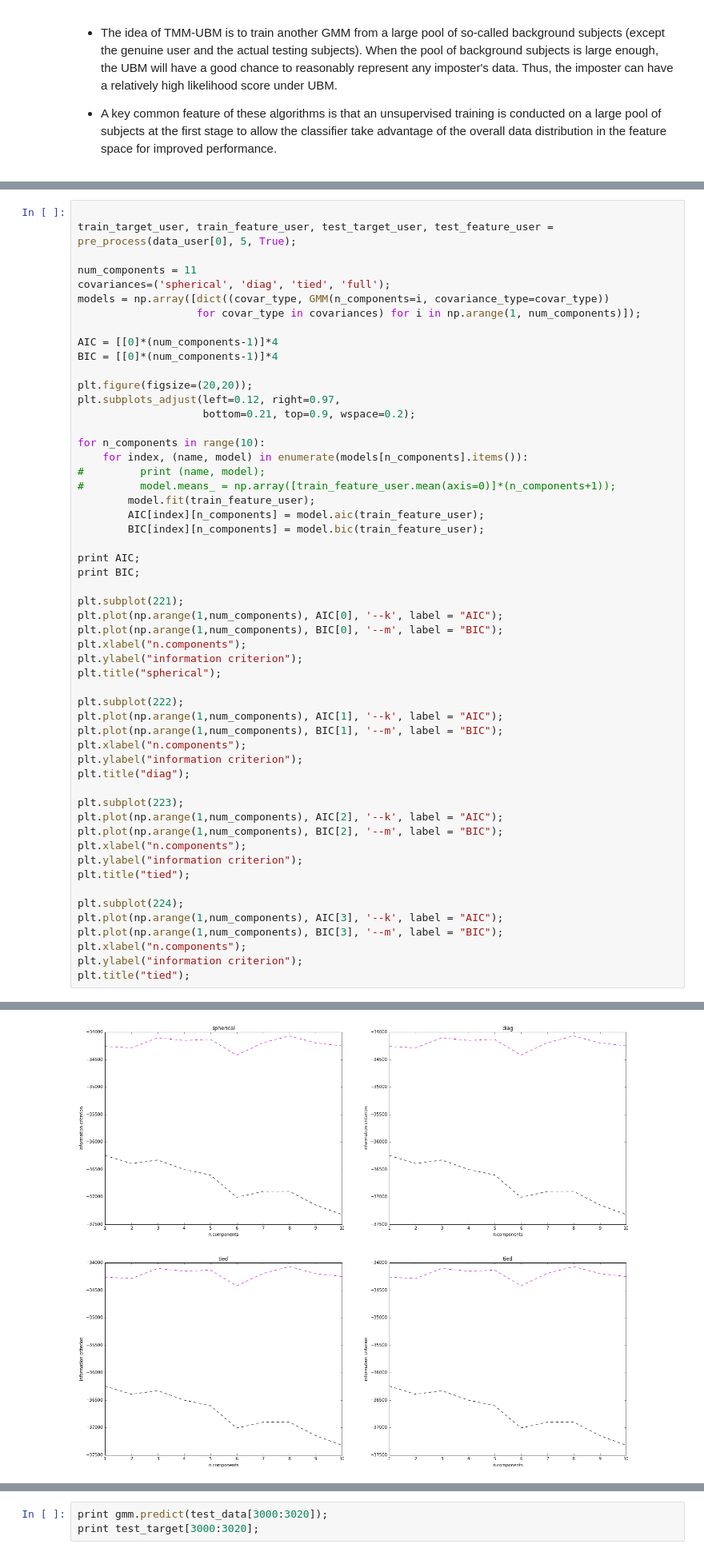
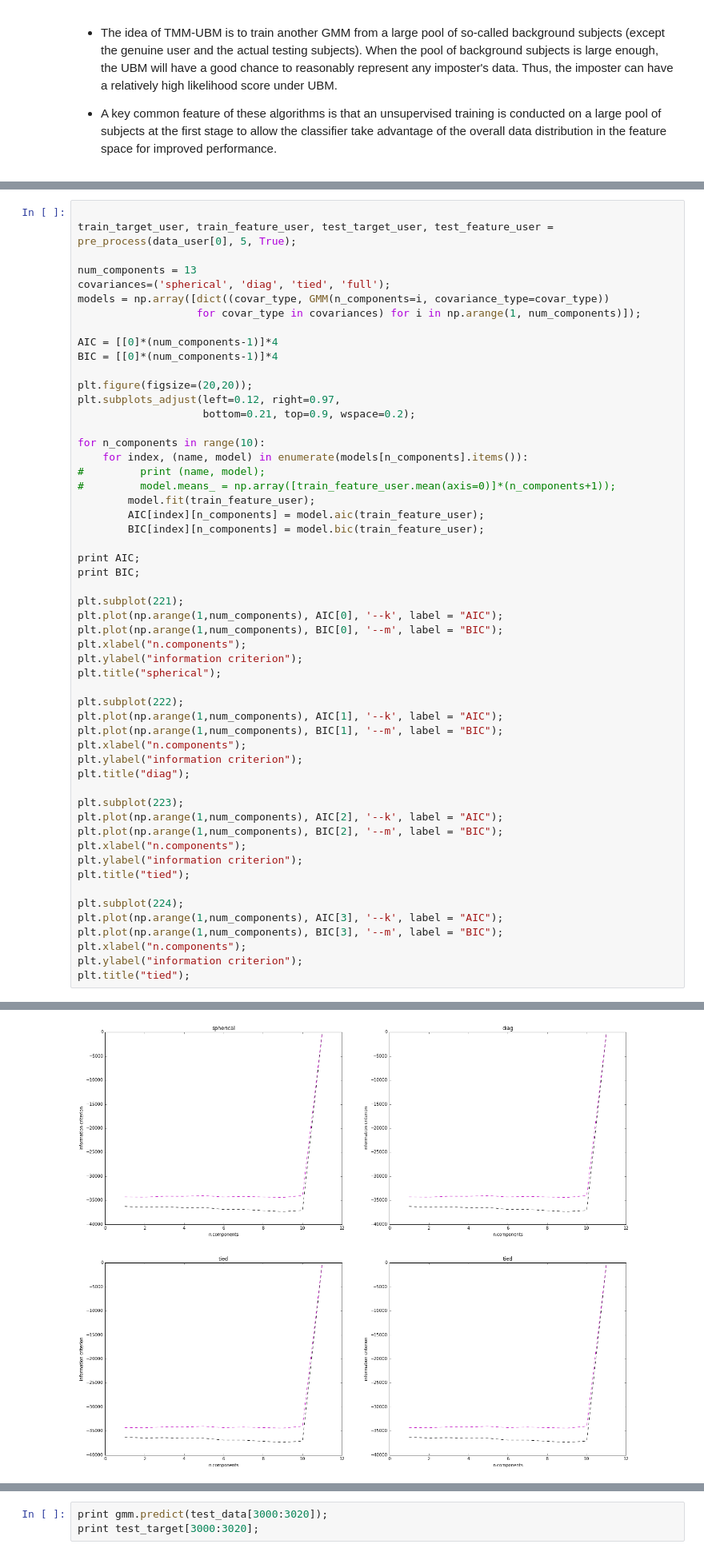
Before and after one commit to pysherlock/KeystrokeWeb, a Jupyter notebook: Demo.ipynb, the cells around one changed output, grey strips where cells are left out. Shown: that part at 80% size. Saved outputs shown, nothing was run; the diff lists cells and outputs as text.

```diff
--- a/Demo.ipynb
+++ b/Demo.ipynb
@@ -240,7 +240,7 @@ for index, (name, clf) in enumerate(classifiers.items()):
 
 train_target_user, train_feature_user, test_target_user, test_feature_user = pre_process(data_user[0], 5, True);
 
-num_components = 11
+num_components = 13
 covariances=('spherical', 'diag', 'tied', 'full');
 models = np.array([dict((covar_type, GMM(n_components=i, covariance_type=covar_type))
                    for covar_type in covariances) for i in np.arange(1, num_components)]);
@@ -297,4 +297,4 @@ sklearn.cross_validation.KFold(n=400, n_folds=5, shuffle=True, random_state=None
-[figure, old version]
+[figure, new version]
 # %%
 
 import random
```
Also changed, not shown: parts of 4 cells of this notebook, 1 other file.
